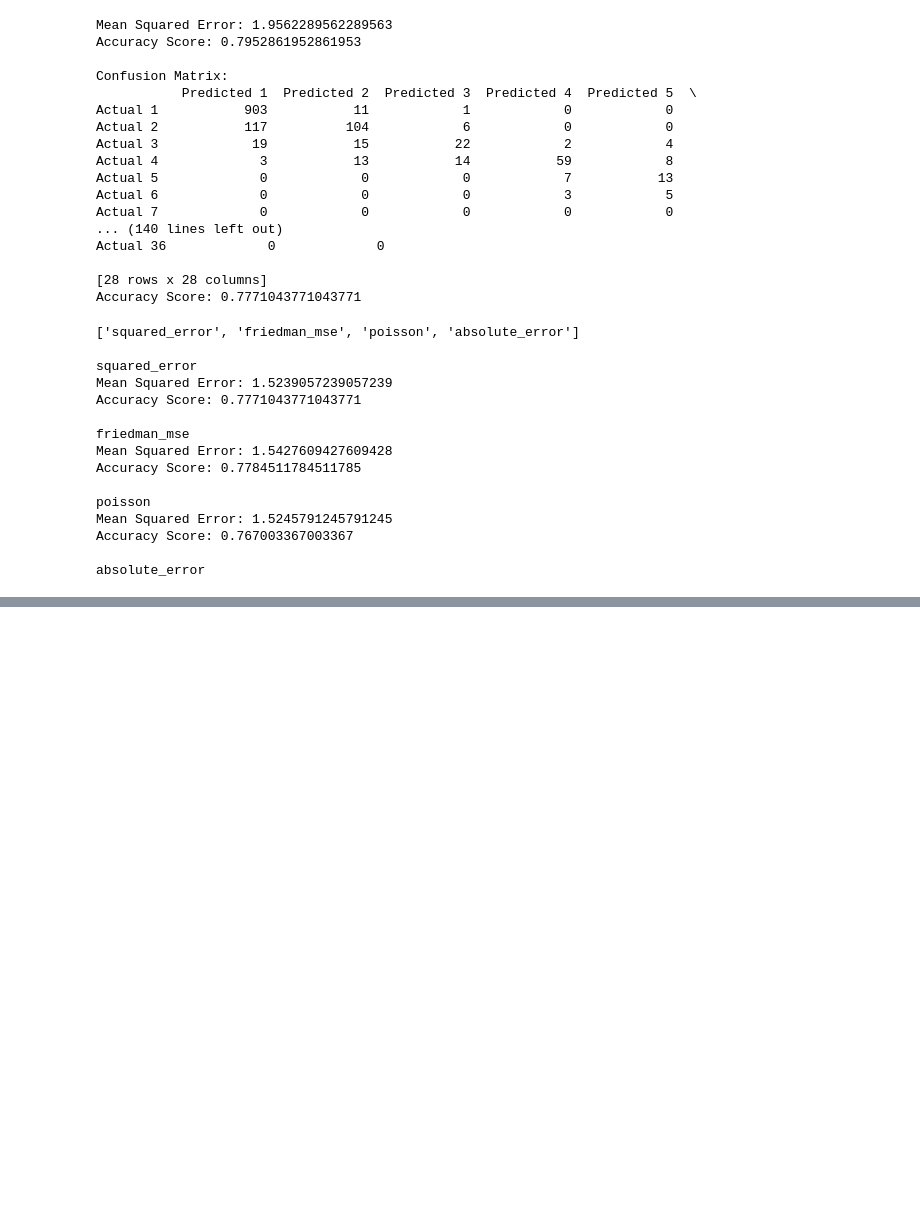
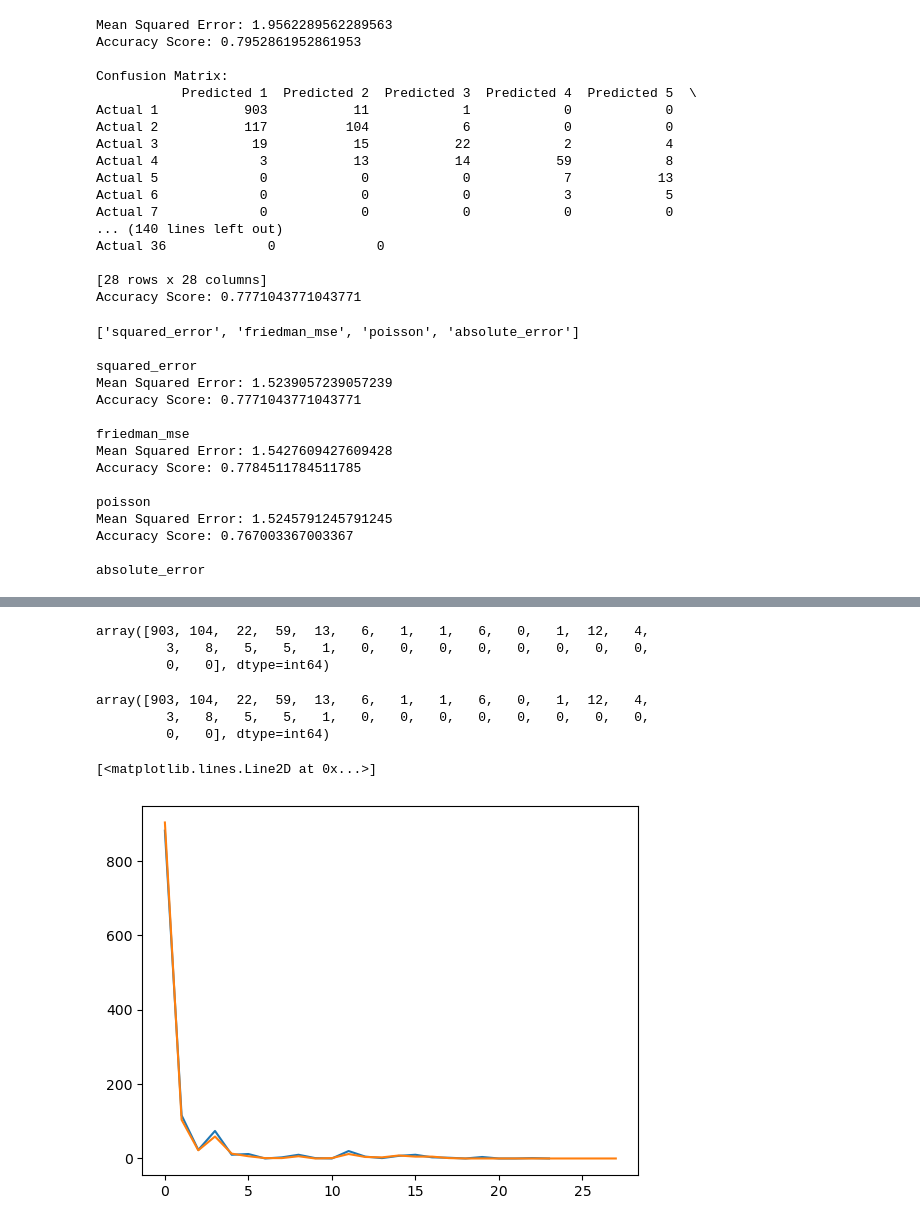
Before and after one commit to JuanTenopala/Project_4, a Jupyter notebook: Data/project_4.ipynb, the cells around one changed output, grey strips where cells are left out. Saved outputs shown, nothing was run; the diff lists cells and outputs as text; code cells hidden in the pictures; blank space fills up the shorter version.

```diff
--- a/Data/project_4.ipynb
+++ b/Data/project_4.ipynb
@@ -363,14 +363,14 @@ cm = confusion_matrix(y_test, y_lrm_pred)
 unique_classes = sorted(set(y_test) | set(y_lrm_pred))
 index_labels = [f"Actual {cls}" for cls in unique_classes]
 column_labels = [f"Predicted {cls}" for cls in unique_classes]
-cm_df = pd.DataFrame(cm, index=index_labels, columns=column_labels)
+lrm_cm_df = pd.DataFrame(cm, index=index_labels, columns=column_labels)
 print("Confusion Matrix:")
 print(cm_df)
 acc_score = balanced_accuracy_score(y_test, y_lrm_pred)
 # # Display the accuracy score
 print("Accuracy Score:", acc_score)
 
-cm_df.to_csv("lrm_cm_df.csv")
+#lrm_cm_df.to_csv("lrm_cm_df.csv")
 # %% [output]
 Confusion Matrix:
            Predicted 1  Predicted 2  Predicted 3  Predicted 4  Predicted 5  \
@@ -630,14 +630,14 @@ cm = confusion_matrix(y_test, y_rf_pred)
 unique_classes = sorted(set(y_test) | set(y_rf_pred))
 index_labels = [f"Actual {cls}" for cls in unique_classes]
 column_labels = [f"Predicted {cls}" for cls in unique_classes]
-cm_df = pd.DataFrame(cm, index=index_labels, columns=column_labels)
+rf_cm_df_final = pd.DataFrame(cm, index=index_labels, columns=column_labels)
 print("Confusion Matrix:")
-print(cm_df)
+print(rf_cm_df_final)
 acc_score = accuracy_score(y_test, y_rf_pred)
 # # Display the accuracy score
 print("Accuracy Score:", acc_score)
 
-cm_df.to_csv("rf_cm_df_final.csv")
+rf_cm_df_final.to_csv("rf_cm_df_final.csv")
 # %% [output]
 Mean Squared Error: 1.9562289562289563
 Accuracy Score: 0.7952861952861953
@@ -696,0 +711,22 @@ absolute_error
+# %%
+np_rf_1 = rf_cm_df.to_numpy()
+rf_cm_df_p = np.diag(np_rf_1)
+rf_cm_df_p
+# %% [output]
+array([903, 104,  22,  59,  13,   6,   1,   1,   6,   0,   1,  12,   4,
+         3,   8,   5,   5,   1,   0,   0,   0,   0,   0,   0,   0,   0,
+         0,   0], dtype=int64)
+# %%
+np_rf_f = rf_cm_df_final.to_numpy()
+rf_f_cm_df_p = np.diag(np_rf_1)
+rf_f_cm_df_p
+# %% [output]
+array([903, 104,  22,  59,  13,   6,   1,   1,   6,   0,   1,  12,   4,
+         3,   8,   5,   5,   1,   0,   0,   0,   0,   0,   0,   0,   0,
+         0,   0], dtype=int64)
+# %%
+plt.plot(np.diag(lrm_cm_df.to_numpy()))
+plt.plot(np.diag(rf_cm_df_final.to_numpy()))
+# %% [output]
+[<matplotlib.lines.Line2D at 0x...>]
+[figure, added]
```
Also changed, not shown: parts of 9 cells of this notebook, 4 other files.
